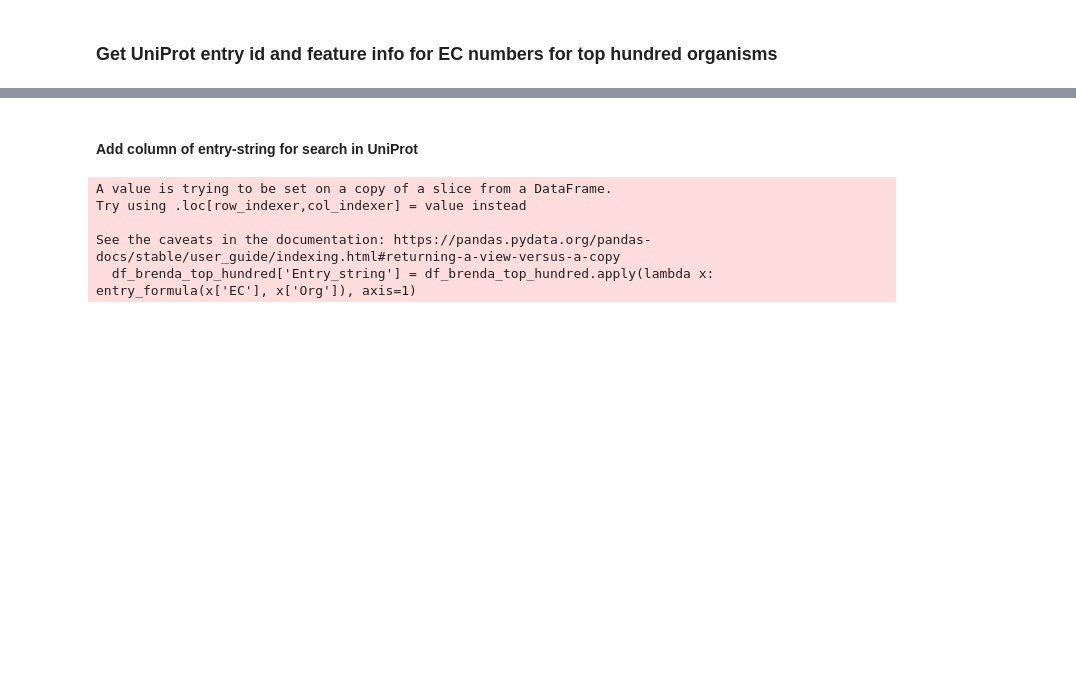
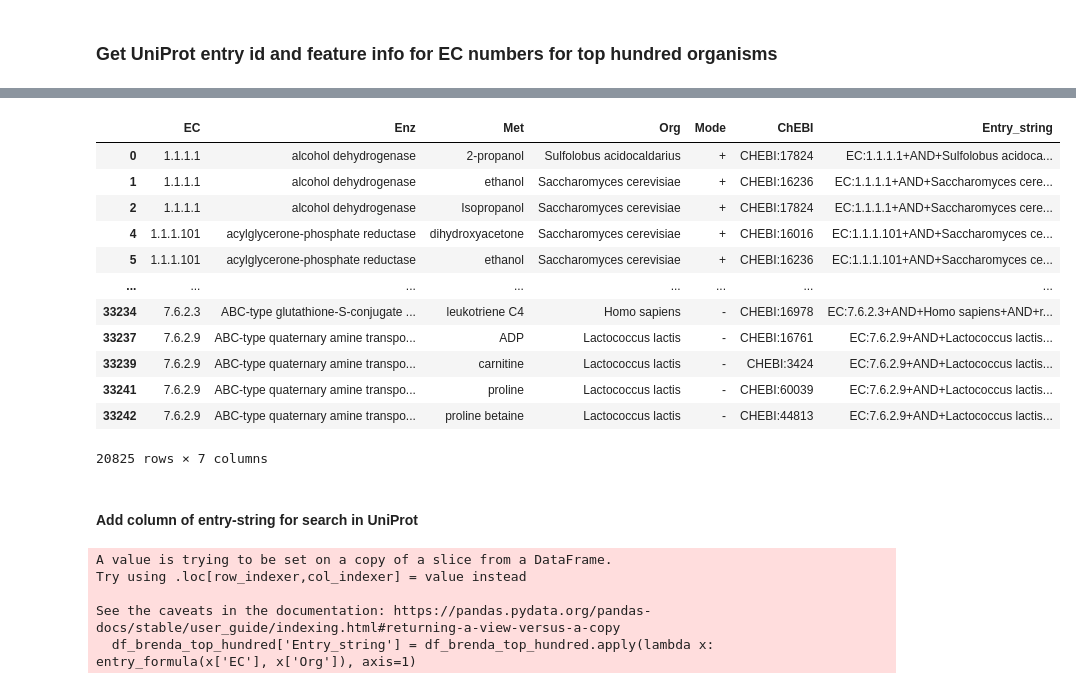
Before and after one commit to elinsroed/predicting-allostery, a Jupyter notebook: Download_features.ipynb, the cells around one changed output, grey strips where cells are left out. Saved outputs shown, nothing was run; the diff lists cells and outputs as text; code cells hidden in the pictures; blank space fills up the shorter version.

```diff
--- a/Download_features.ipynb
+++ b/Download_features.ipynb
@@ -16,6 +32,22 @@ top_hundred_list = pd.read_csv('top_hundred_organisms.txt', sep='\t', index_col=
 # %%
 #Filter dataframe for interactions in the top hundred organisms
 df_brenda_top_hundred = df_brenda[df_brenda['Org'].isin(top_hundred_list)]
+# %%
+df_brenda_top_hundred
+# %% [output]
+|  | EC | Enz | Met | Org | Mode | ChEBI | Entry_string |
+| 0 | 1.1.1.1 | alcohol dehydrogenase | 2-propanol | Sulfolobus acidocaldarius | + | CHEBI:17824 | EC:1.1.1.1+AND+Sulfolobus acidoca... |
+| 1 | 1.1.1.1 | alcohol dehydrogenase | ethanol | Saccharomyces cerevisiae | + | CHEBI:16236 | EC:1.1.1.1+AND+Saccharomyces cere... |
+| 2 | 1.1.1.1 | alcohol dehydrogenase | Isopropanol | Saccharomyces cerevisiae | + | CHEBI:17824 | EC:1.1.1.1+AND+Saccharomyces cere... |
+| 4 | 1.1.1.101 | acylglycerone-phosphate reductase | dihydroxyacetone | Saccharomyces cerevisiae | + | CHEBI:16016 | EC:1.1.1.101+AND+Saccharomyces ce... |
+| 5 | 1.1.1.101 | acylglycerone-phosphate reductase | ethanol | Saccharomyces cerevisiae | + | CHEBI:16236 | EC:1.1.1.101+AND+Saccharomyces ce... |
+| ... | ... | ... | ... | ... | ... | ... | ... |
+| 33234 | 7.6.2.3 | ABC-type glutathione-S-conjugate ... | leukotriene C4 | Homo sapiens | - | CHEBI:16978 | EC:7.6.2.3+AND+Homo sapiens+AND+r... |
+| 33237 | 7.6.2.9 | ABC-type quaternary amine transpo... | ADP | Lactococcus lactis | - | CHEBI:16761 | EC:7.6.2.9+AND+Lactococcus lactis... |
+| 33239 | 7.6.2.9 | ABC-type quaternary amine transpo... | carnitine | Lactococcus lactis | - | CHEBI:3424 | EC:7.6.2.9+AND+Lactococcus lactis... |
+| 33241 | 7.6.2.9 | ABC-type quaternary amine transpo... | proline | Lactococcus lactis | - | CHEBI:60039 | EC:7.6.2.9+AND+Lactococcus lactis... |
+| 33242 | 7.6.2.9 | ABC-type quaternary amine transpo... | proline betaine | Lactococcus lactis | - | CHEBI:44813 | EC:7.6.2.9+AND+Lactococcus lactis... |
+20825 rows × 7 columns
 # %% [markdown]
 #### Add column of entry-string for search in UniProt
 # %%
```
Also changed, not shown: parts of 10 cells of this notebook, 1 other file.
